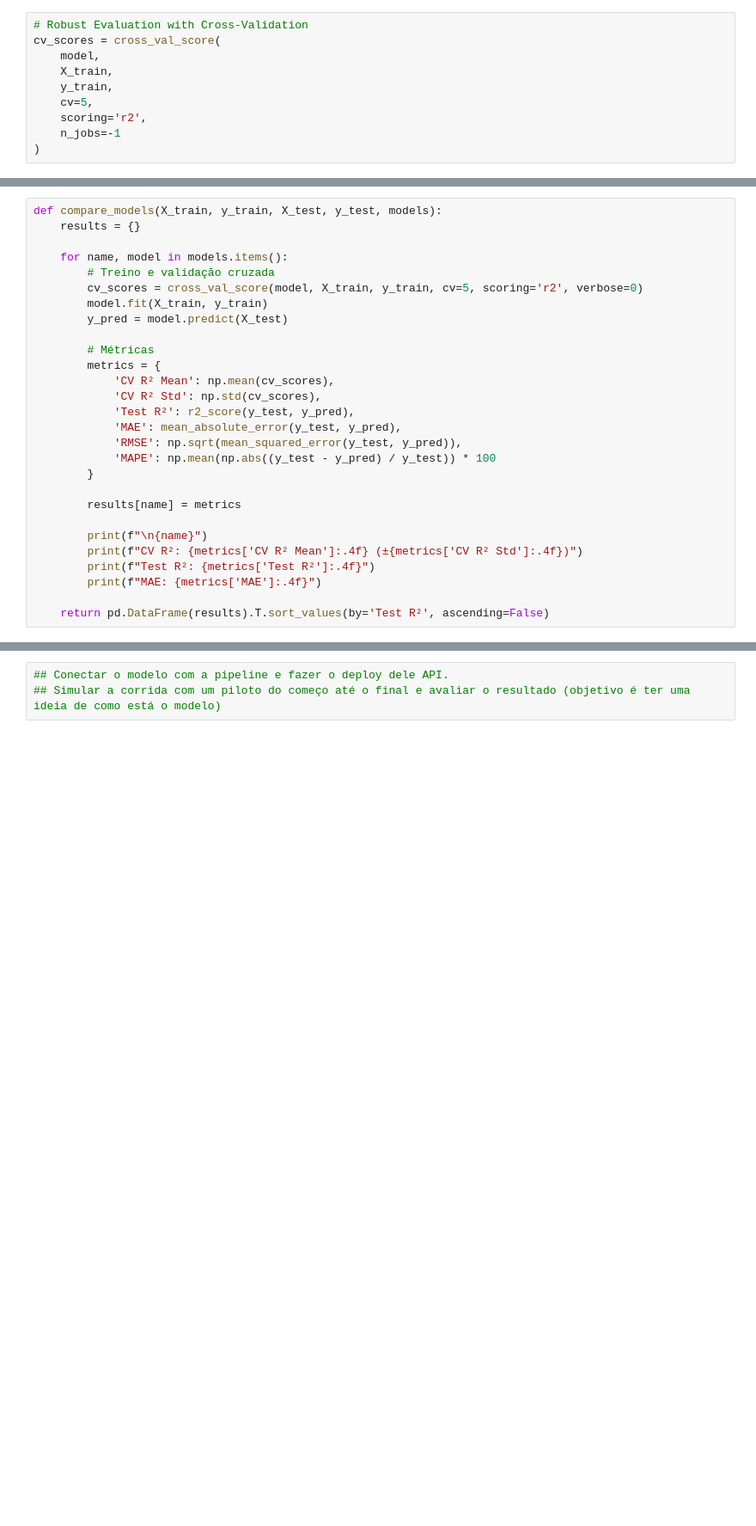
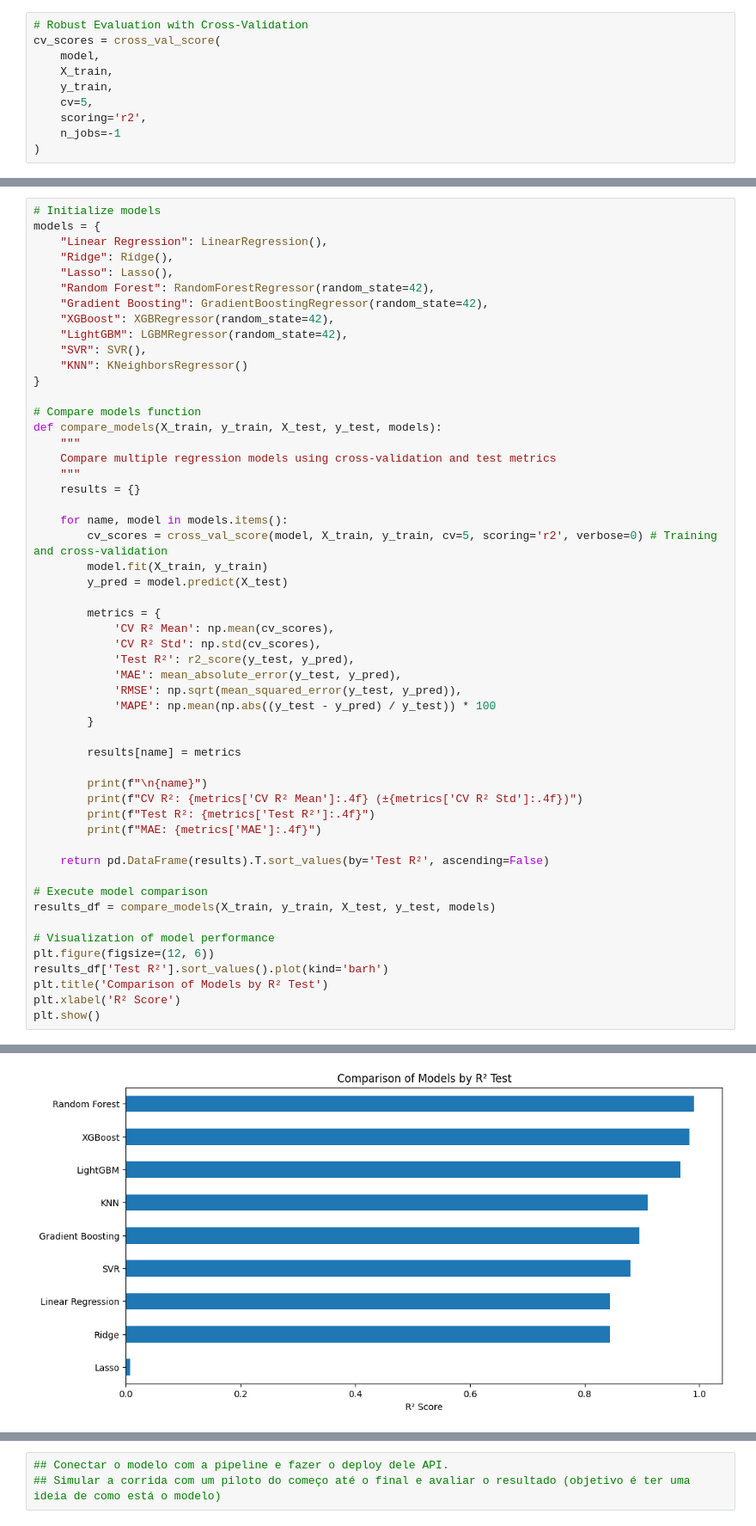
Before and after one commit to diegonbotelho/f1-tire-prediction, a Jupyter notebook: notebooks/pre-process_feature-selection.ipynb, the cells around one changed output, grey strips where cells are left out. Shown at 86% size. Drawn from its saved outputs; the diff is of its cells as text; blank space fills up the shorter version.

Commit message:
Modelo final - Random Forest

```diff
--- a/notebooks/pre-process_feature-selection.ipynb
+++ b/notebooks/pre-process_feature-selection.ipynb
@@ -570,14 +551,29 @@ models = {
 # %%
+# Initialize models
+models = {
+    "Linear Regression": LinearRegression(),
+    "Ridge": Ridge(),
+    "Lasso": Lasso(),
+    "Random Forest": RandomForestRegressor(random_state=42),
+    "Gradient Boosting": GradientBoostingRegressor(random_state=42),
+    "XGBoost": XGBRegressor(random_state=42),
+    "LightGBM": LGBMRegressor(random_state=42),
+    "SVR": SVR(),
+    "KNN": KNeighborsRegressor()
+}
+
+# Compare models function
 def compare_models(X_train, y_train, X_test, y_test, models):
+    """
+    Compare multiple regression models using cross-validation and test metrics
+    """
     results = {}
 
     for name, model in models.items():
-        # Treino e validação cruzada
-        cv_scores = cross_val_score(model, X_train, y_train, cv=5, scoring='r2', verbose=0)
+        cv_scores = cross_val_score(model, X_train, y_train, cv=5, scoring='r2', verbose=0) # Training and cross-validation
         model.fit(X_train, y_train)
         y_pred = model.predict(X_test)
 
-        # Métricas
         metrics = {
             'CV R² Mean': np.mean(cv_scores),
             'CV R² Std': np.std(cv_scores),
@@ -595,3 +591,14 @@ def compare_models(X_train, y_train, X_test, y_test, models):
         print(f"MAE: {metrics['MAE']:.4f}")
 
     return pd.DataFrame(results).T.sort_values(by='Test R²', ascending=False)
+
+# Execute model comparison
+results_df = compare_models(X_train, y_train, X_test, y_test, models)
+
+# Visualization of model performance
+plt.figure(figsize=(12, 6))
+results_df['Test R²'].sort_values().plot(kind='barh')
+plt.title('Comparison of Models by R² Test')
+plt.xlabel('R² Score')
+plt.show()
+# %% [output]
@@ -597,0 +622 @@ def compare_models(X_train, y_train, X_test, y_test, models):
+[figure, added]
```
Also changed, not shown: parts of 18 cells of this notebook.
